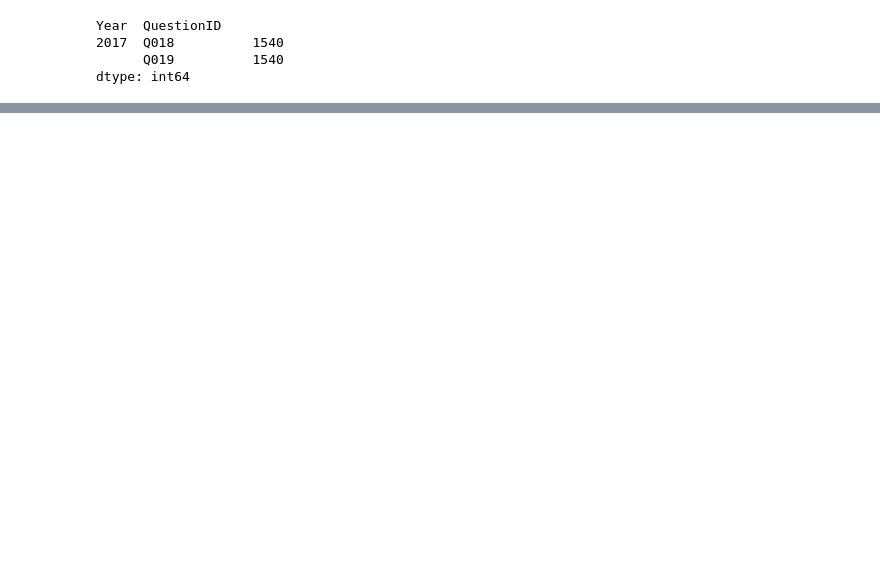
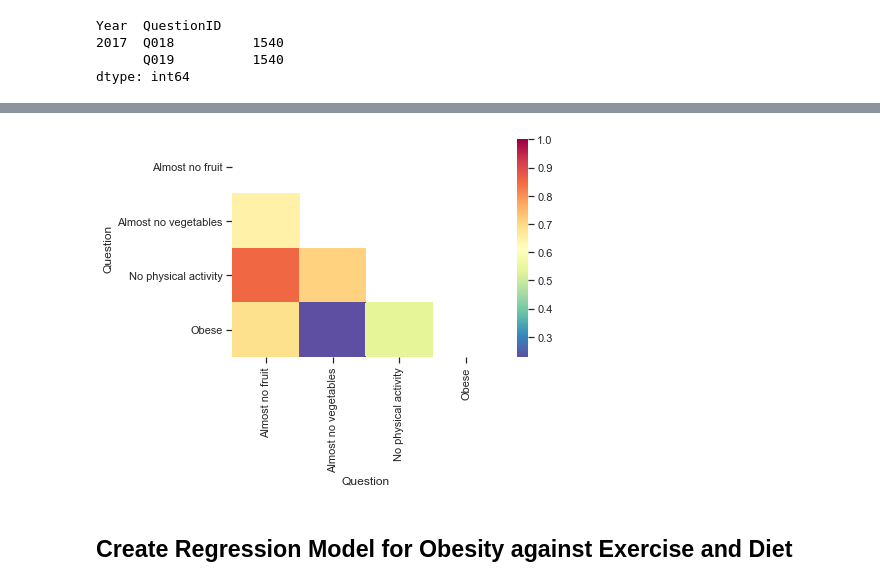
Before and after one commit to DimitriKourouniotis/Capstone-2, a Jupyter notebook: Capstone 2.ipynb, the cells around one changed output, grey strips where cells are left out. Saved outputs shown, nothing was run; the diff lists cells and outputs as text; code cells hidden in the pictures; blank space fills up the shorter version.

```diff
--- a/Capstone 2.ipynb
+++ b/Capstone 2.ipynb
@@ -398,0 +506,3 @@ dtype: int64
+# %%
+drop_columns=['QuestionID','LocationDesc','Total','Age(years)','Education','Gender','Income','Race/Ethnicity','Data_Value_Footnote']
+df_2011_18.drop(drop_columns, axis=1,inplace=True)
@@ -398,0 +558,4 @@ dtype: int64
+# %%
+df_2017=df_2011_18[df_2011_18.Year.isin([2017])]
+df_2017=df_2017.rename(columns={"StratificationCategory1": "Category", "Stratification1": "Demographic","LocationAbbr":"State","Data_Value":"Data"})
+df_2017.head(5)
@@ -398,0 +569,16 @@ dtype: int64
+# %%
+## Keep Totals
+df_total= df_2017.query('Category=="Total"')
+
+#Keep only needed columns 'State'
+df_total_State= df_total[['State','Question','Data']]
+
+#Pivot by Question for analysis
+df_total_State =df_total_State=df_total_State.pivot(index='State',columns='Question', values='Data').reset_index()
+
+#Removing the column Overweight
+df_total_State.drop(['Overweight'],axis=1,inplace=True)
+
+#Removing the rows with NA
+df_total_State = df_total_State.dropna()
+df_total_State.head(5)
@@ -398,0 +600,4 @@ dtype: int64
+# %%
+# compute correlation matrix using pandas corr() function
+corr_df = df_total_State.corr(method='pearson')
+corr_df.head(5)
@@ -398,0 +611,14 @@ dtype: int64
+# %%
+#Create mask for upper triangle
+mask_ut=np.triu(np.ones(corr_df.shape)).astype(np.bool)
+
+#Create heat map Spectral color palette reversed
+hmap= sns.heatmap(corr_df, mask=mask_ut, cmap="Spectral_r")
+
+hmap.figure.savefig("Correlation_Heatmap_Lower_Triangle_with_Seaborn_using_mask.png",
+                    format='png',
+                    dpi=150)
+# %% [output]
+[figure, added]
+# %% [markdown]
+## Create Regression Model for Obesity against Exercise and Diet
```
Also changed, not shown: parts of 52 cells of this notebook.
